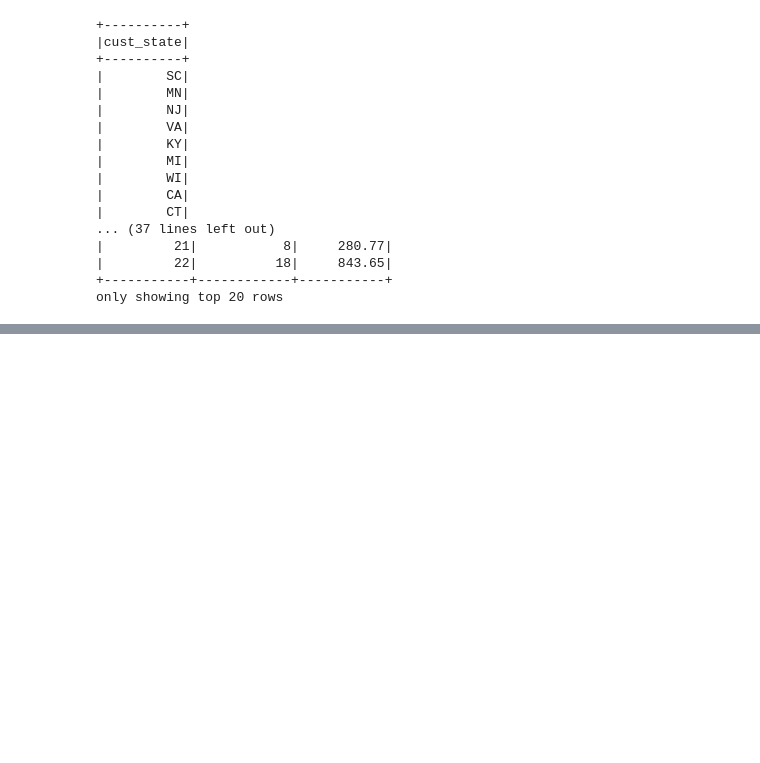
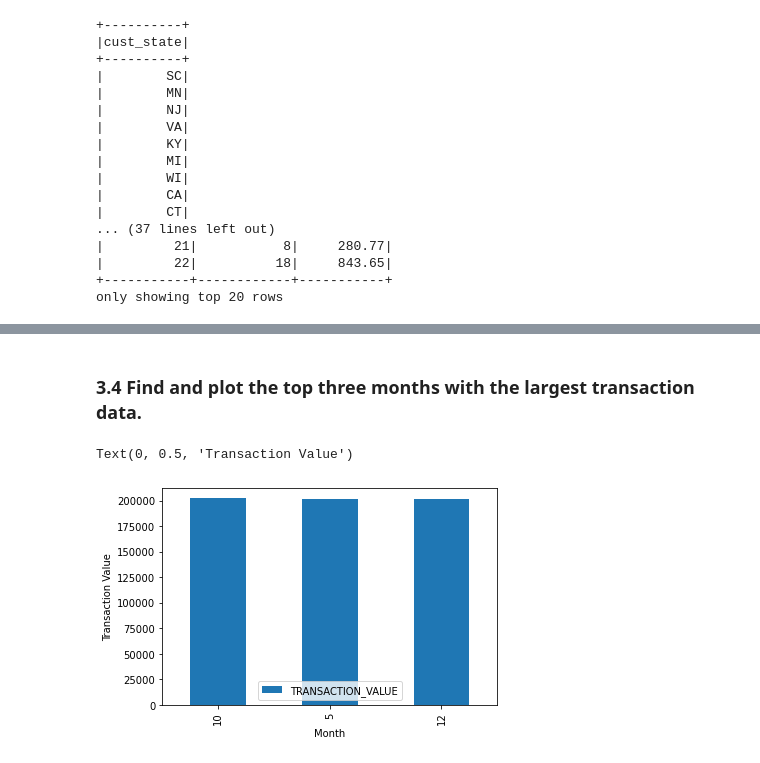
Before and after one commit to vitasunnie0812/Capstone_project, a Jupyter notebook: CAPSTONE_PROJECT.ipynb, the cells around one changed output, grey strips where cells are left out. Saved outputs shown, nothing was run; the diff lists cells and outputs as text; code cells hidden in the pictures; blank space fills up the shorter version.

```diff
--- a/CAPSTONE_PROJECT.ipynb
+++ b/CAPSTONE_PROJECT.ipynb
@@ -561,0 +701,12 @@ only showing top 20 rows
+# %% [markdown]
+### 3.4 Find and plot the top three months with the largest transaction data.
+# %%
+graph4 = pd_credit.groupby('MONTH').sum()['TRANSACTION_VALUE'].to_frame().sort_values( by='TRANSACTION_VALUE',ascending =False).head(3)
+graph4
+
+graph4.plot(kind = 'bar' )
+plt.xlabel("Month")
+plt.ylabel("Transaction Value")
+# %% [output]
+Text(0, 0.5, 'Transaction Value')
+[figure, added]
```
Also changed, not shown: parts of 58 cells of this notebook.
